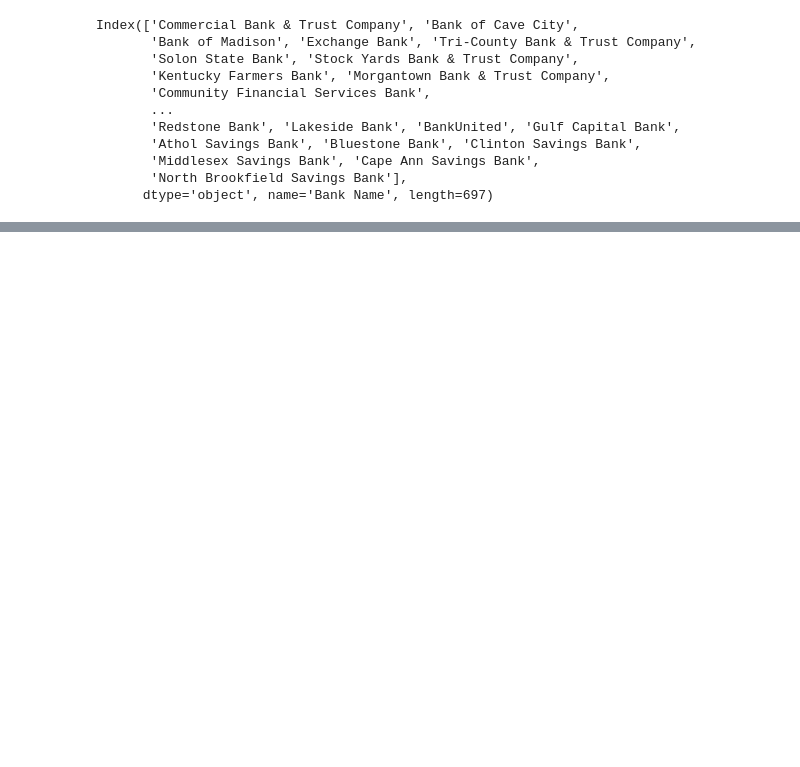
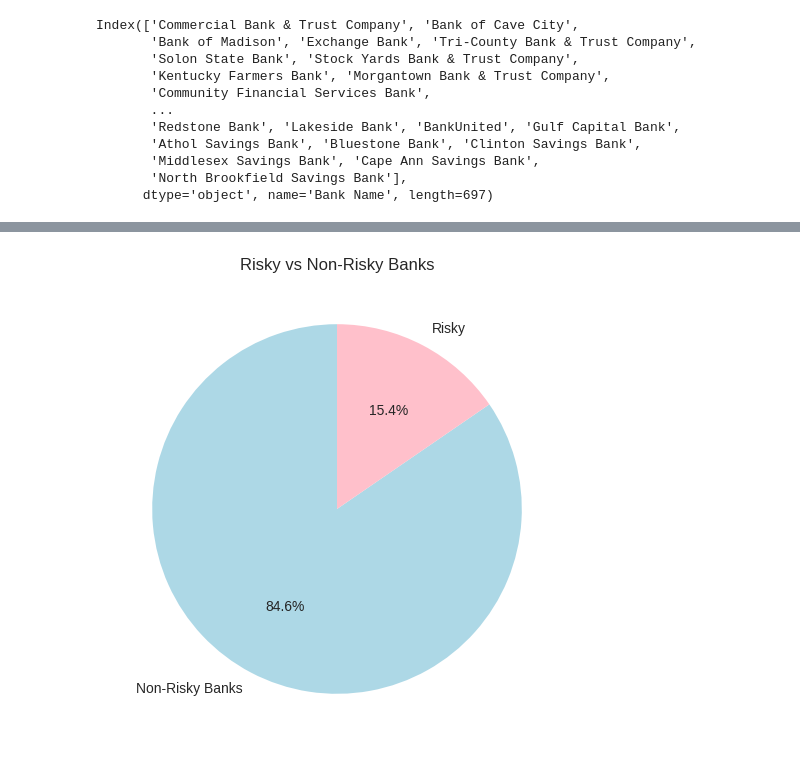
Before and after one commit to dakunkel/Project_2, a Jupyter notebook: project_file.ipynb, the cells around one changed output, grey strips where cells are left out. Saved outputs shown, nothing was run; the diff lists cells and outputs as text; code cells hidden in the pictures; blank space fills up the shorter version.

```diff
--- a/project_file.ipynb
+++ b/project_file.ipynb
@@ -530,0 +573,16 @@ bank_list.to_csv(filename, sep=',', index=True)
+# %%
+#Set Variables
+non_risky_bank_count = 3823
+risky_bank_count = 697
+
+# Data for the two categories
+categories = ['Non-Risky Banks', 'Risky']
+values = [non_risky_bank_count, risky_bank_count]
+
+# Creating the pie chart
+plt.figure(figsize=(6, 6))
+plt.pie(values, labels=categories, autopct='%1.1f%%', startangle=90, colors=['lightblue', 'pink'])
+plt.title('Risky vs Non-Risky Banks')
+plt.show()
+# %% [output]
+[figure, added]
```
Also changed, not shown: parts of 5 cells of this notebook.
